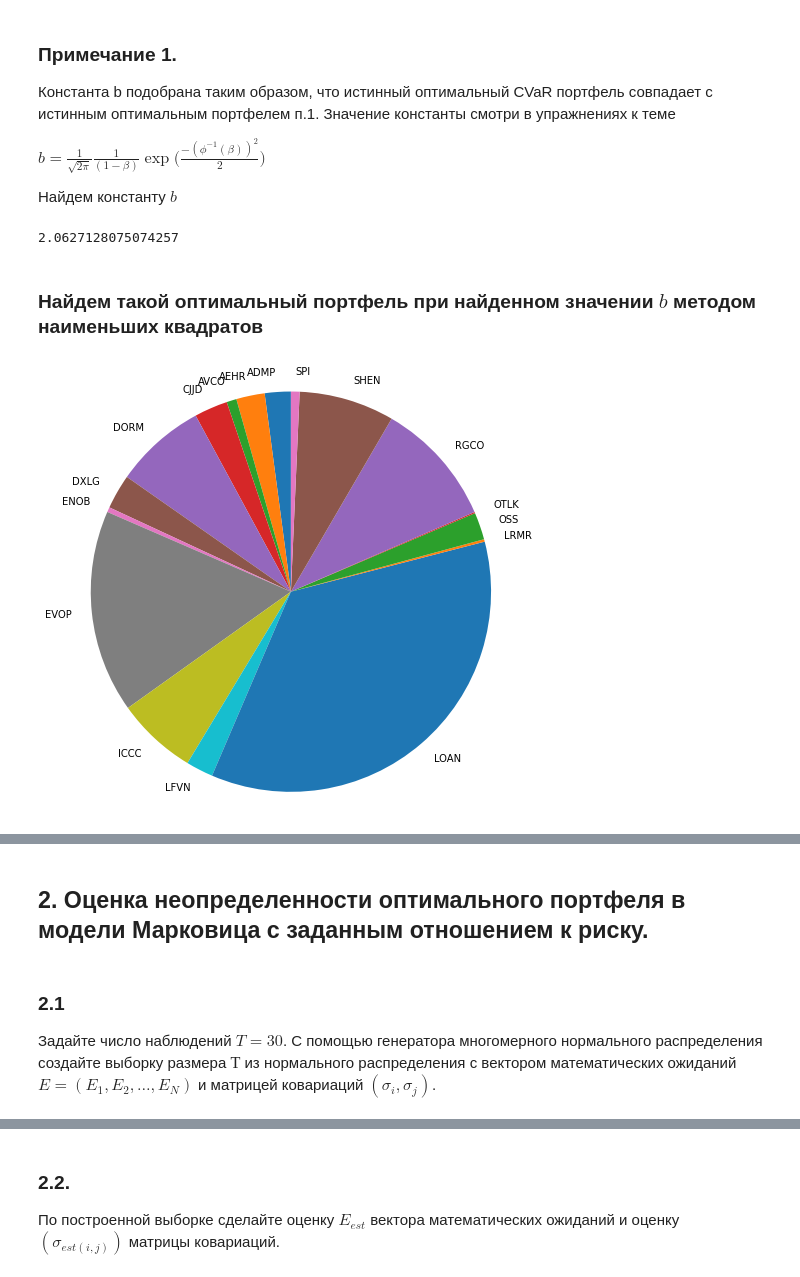
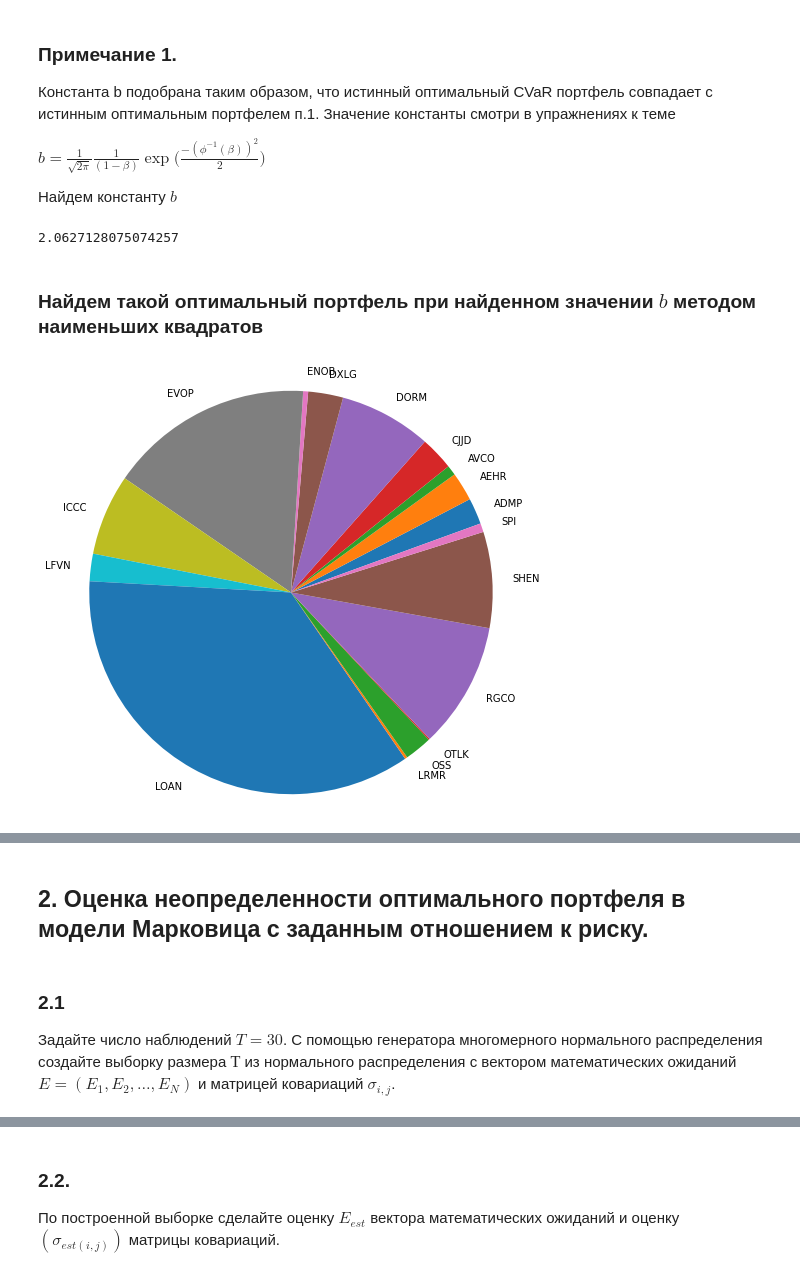
Before and after one commit to dselivanovskaya/Finance-operations-research-lab-3, a Jupyter notebook: lab-3.ipynb, the cells around one changed output, grey strips where cells are left out. Saved outputs shown, nothing was run; the diff lists cells and outputs as text; code cells hidden in the pictures.

```diff
--- a/lab-3.ipynb
+++ b/lab-3.ipynb
@@ -258,16 +258,16 @@ $ b = \frac{1}{\sqrt{2\pi}}\frac{1}{(1-\beta)}\exp{(\frac{-(\phi^{-1}(\beta))^2}
 
 
 Найдем константу $b$
-# %%
-beta = 0.95
-
-b = 1/(((2*math.pi)**0.5)*(1 - beta)) * math.exp(-((scipy.stats.laplace.ppf(beta))**2)/2) # ?
-b = 1/(((2*math.pi)**0.5)*(1 - beta)) * math.exp(-((scipy.stats.norm.ppf(beta))**2)/2) # ?
-b
-# %% [output]
-2.0627128075074257
-# %% [markdown]
-### Найдем такой оптимальный портфель при найденном значении $b$ методом наименьших квадратов
+# %%
+beta = 0.95
+
+b = 1/(((2*math.pi)**0.5)*(1 - beta)) * math.exp(-((scipy.stats.laplace.ppf(beta))**2)/2) # ?
+b = 1/(((2*math.pi)**0.5)*(1 - beta)) * math.exp(-((scipy.stats.norm.ppf(beta))**2)/2) # ?
+b
+# %% [output]
+2.0627128075074257
+# %% [markdown]
+### Найдем такой оптимальный портфель при найденном значении $b$ методом наименьших квадратов
 # %%
 def calc_utility_function(x, means, cov_mat, b):
     return -calc_portfolio_return(x, means) + b * calc_portfolio_volatility(x, cov_mat)
@@ -313,25 +313,25 @@ def find_optimal_portfolio(objective_function, args, n_stocks, decimals=4, short
 # %%
 x_opt, utility_function_opt = find_optimal_portfolio(calc_utility_function,
                                                      (means, cov_mat, b),
                                                      n_stocks=means.shape[0],
                                                      decimals=3,
                                                      short_sales=False)
 
 # pie plot
 fig1, ax1 = plt.subplots(figsize=(8, 8))
 #print(np.where(x_opt != 0))
 ax1.pie(x_opt[np.where(x_opt != 0)],
         labels=tickers20[np.where(x_opt != 0)],
         # autopct='%.2f%%',
         # shadow=True,
-        startangle=90)
+        startangle=20)
 ax1.axis('equal')  # Equal aspect ratio ensures that pie is drawn as a circle.
 # plt.title("Распределение весов в портфеле")
 plt.show()
 
 # prints
 print(f"Оптимальный портфель с отношением к риску, равным {b}: \n{pd.Series(x_opt, index = tickers20)}")
 print(f"Значение целевой функции (-E(x)+ bσ(x)): {utility_function_opt}")
 # %% [output]
-[figure, old version]
+[figure, new version]
 Оптимальный портфель с отношением к риску, равным 2.0627128075074257:
@@ -355,5 +355,5 @@ dtype: float64
 ## 2. Оценка неопределенности оптимального портфеля в модели Марковица с заданным отношением к риску.
 # %% [markdown]
 ### 2.1
-Задайте число наблюдений $T=30$. С помощью генератора многомерного нормального распределения создайте выборку размера $Т$ из нормального распределения с вектором математических ожиданий $E=(E_1, E_2, …, E_N)$ и матрицей ковариаций $(\sigma_i, \sigma_j)$.
+Задайте число наблюдений $T=30$. С помощью генератора многомерного нормального распределения создайте выборку размера $Т$ из нормального распределения с вектором математических ожиданий $E=(E_1, E_2, …, E_N)$ и матрицей ковариаций $\sigma_{i, j}$.
 # %%
```
Also changed, not shown: parts of 12 cells of this notebook.
